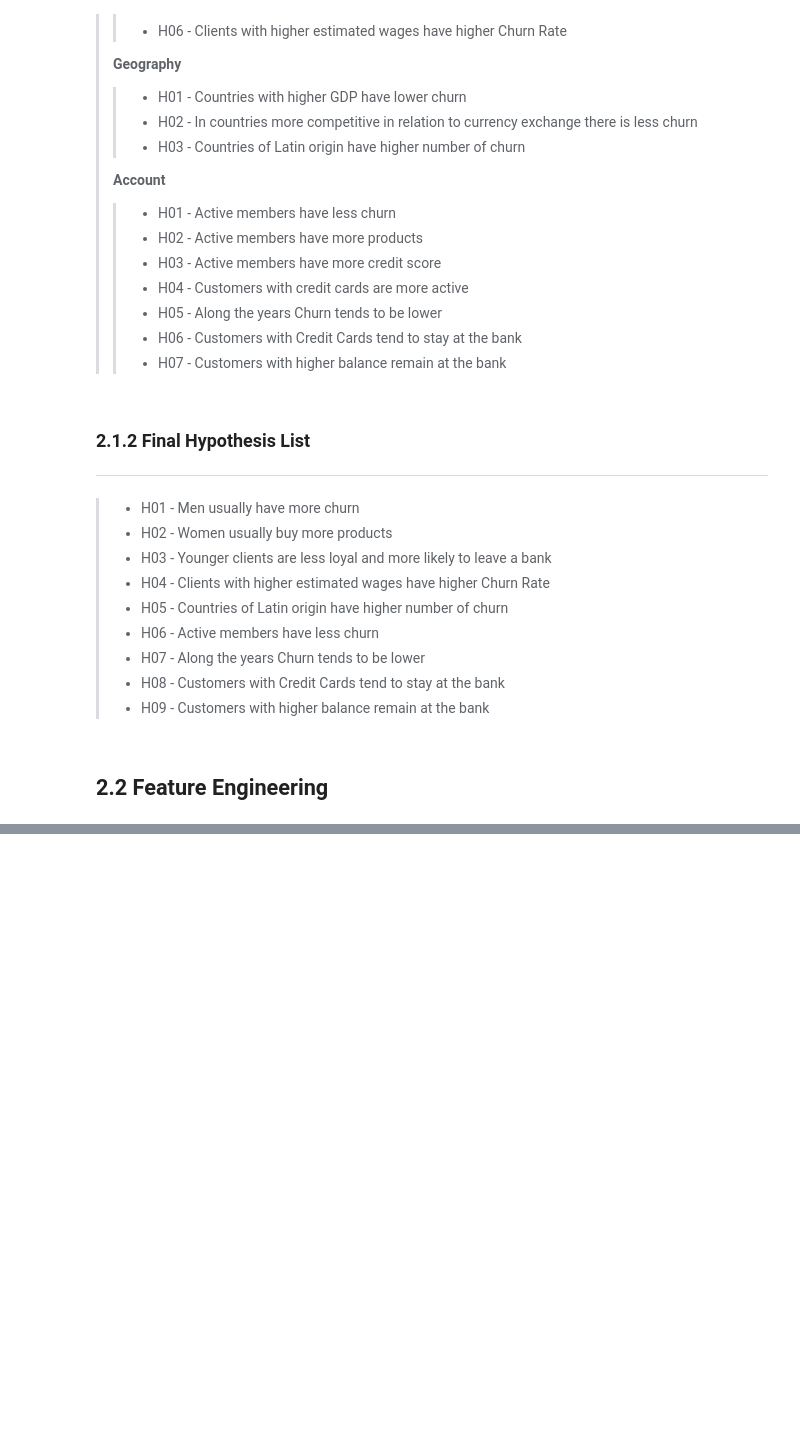
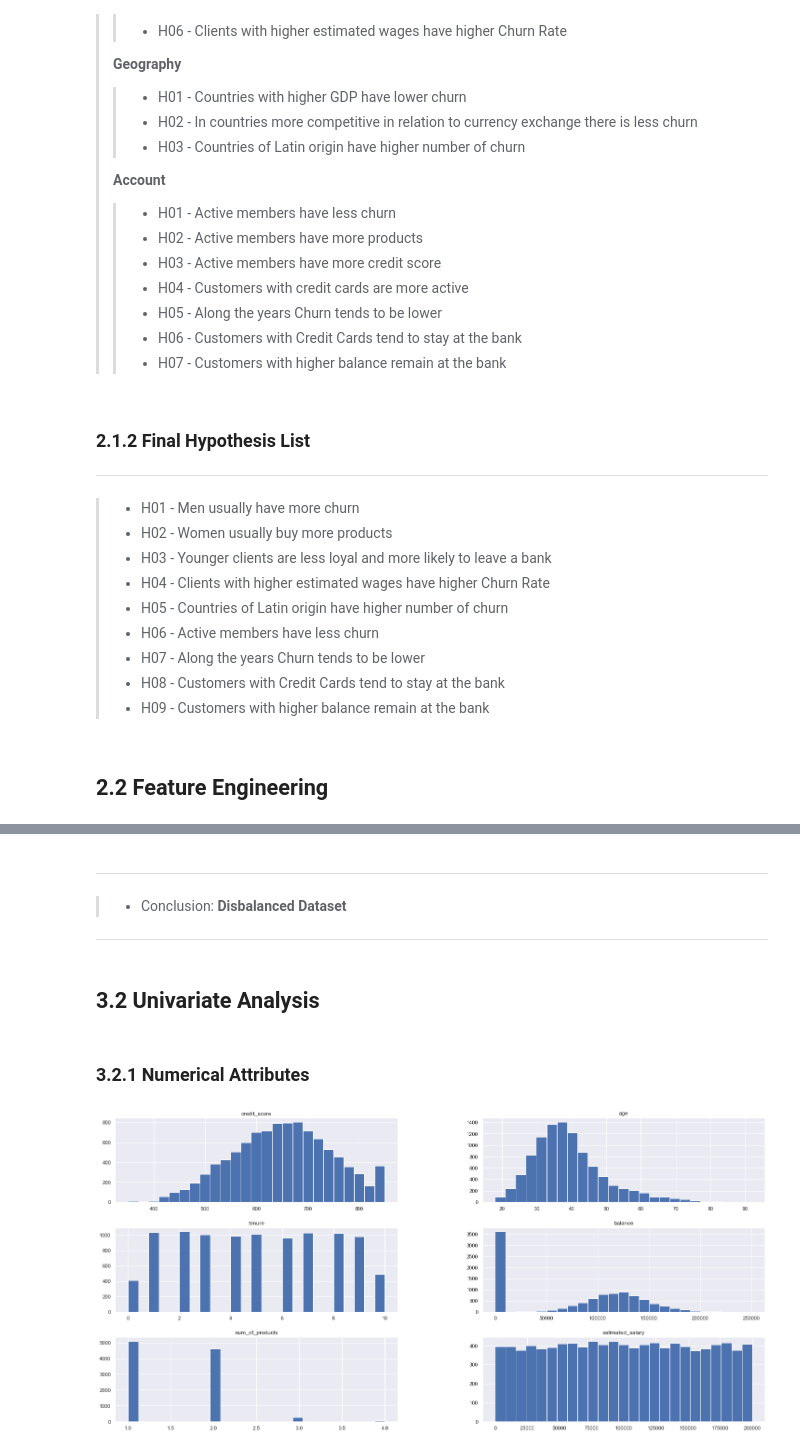
Before and after one commit to FabioCaffarello/Churn-Prediction-TopBank, a Jupyter notebook: 02-Notebooks/01-FirstCycleCRISP/10-WorkflowComplete.ipynb, the cells around one changed output, grey strips where cells are left out. Drawn from its saved outputs; the diff is of its cells as text; code cells hidden in the pictures; blank space fills up the shorter version.

```diff
--- a/02-Notebooks/01-FirstCycleCRISP/10-WorkflowComplete.ipynb
+++ b/02-Notebooks/01-FirstCycleCRISP/10-WorkflowComplete.ipynb
@@ -459,0 +481,12 @@ colunas = ['row_number', 'customer_id', 'surname', 'credit_score', 'geography',
+# %% [markdown]
+---
+> - Conclusion: **Disbalanced Dataset**
+---
+# %% [markdown]
+## 3.2 Univariate Analysis
+# %% [markdown]
+### 3.2.1 Numerical Attributes
+# %%
+num_attributes.hist(bins=25);
+# %% [output]
+[figure, added]
```
Also changed, not shown: parts of 39 cells of this notebook.
